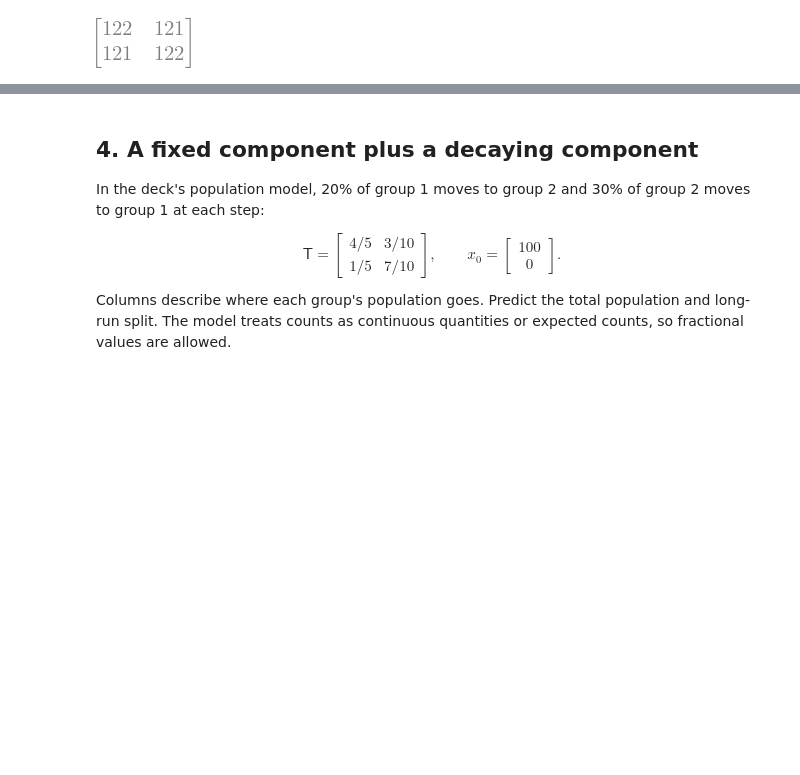
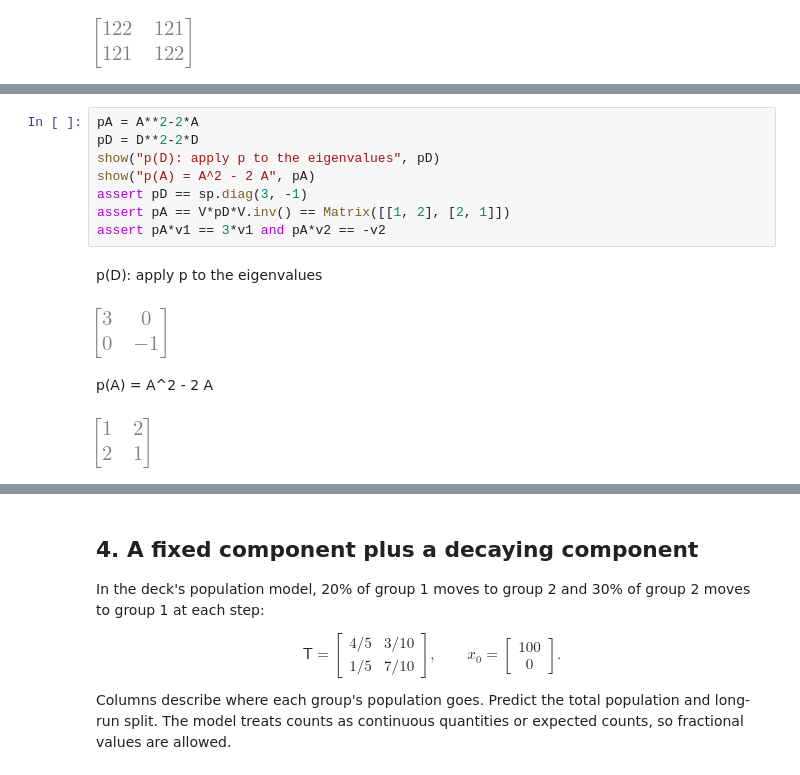
Before and after one commit to fjhickernell/MATH332Fall2026, a Jupyter notebook: notebooks/demonstrations/09-eigenvalues-and-eigenvectors.ipynb, the cells around one changed output, grey strips where cells are left out. Saved outputs shown, nothing was run; the diff lists cells and outputs as text; blank space fills up the shorter version.

Commit message:
Expand eigenvalue applications and refresh course handoff

```diff
--- a/notebooks/demonstrations/09-eigenvalues-and-eigenvectors.ipynb
+++ b/notebooks/demonstrations/09-eigenvalues-and-eigenvectors.ipynb
@@ -227,0 +240,13 @@ A^5 from independent scalar powers
+# %%
+pA = A**2-2*A
+pD = D**2-2*D
+show("p(D): apply p to the eigenvalues", pD)
+show("p(A) = A^2 - 2 A", pA)
+assert pD == sp.diag(3, -1)
+assert pA == V*pD*V.inv() == Matrix([[1, 2], [2, 1]])
+assert pA*v1 == 3*v1 and pA*v2 == -v2
+# %% [output]
+p(D): apply p to the eigenvalues
+[figure, added]
+p(A) = A^2 - 2 A
+[figure, added]
```
Also changed, not shown: parts of 6 cells of this notebook, 8 other files.
